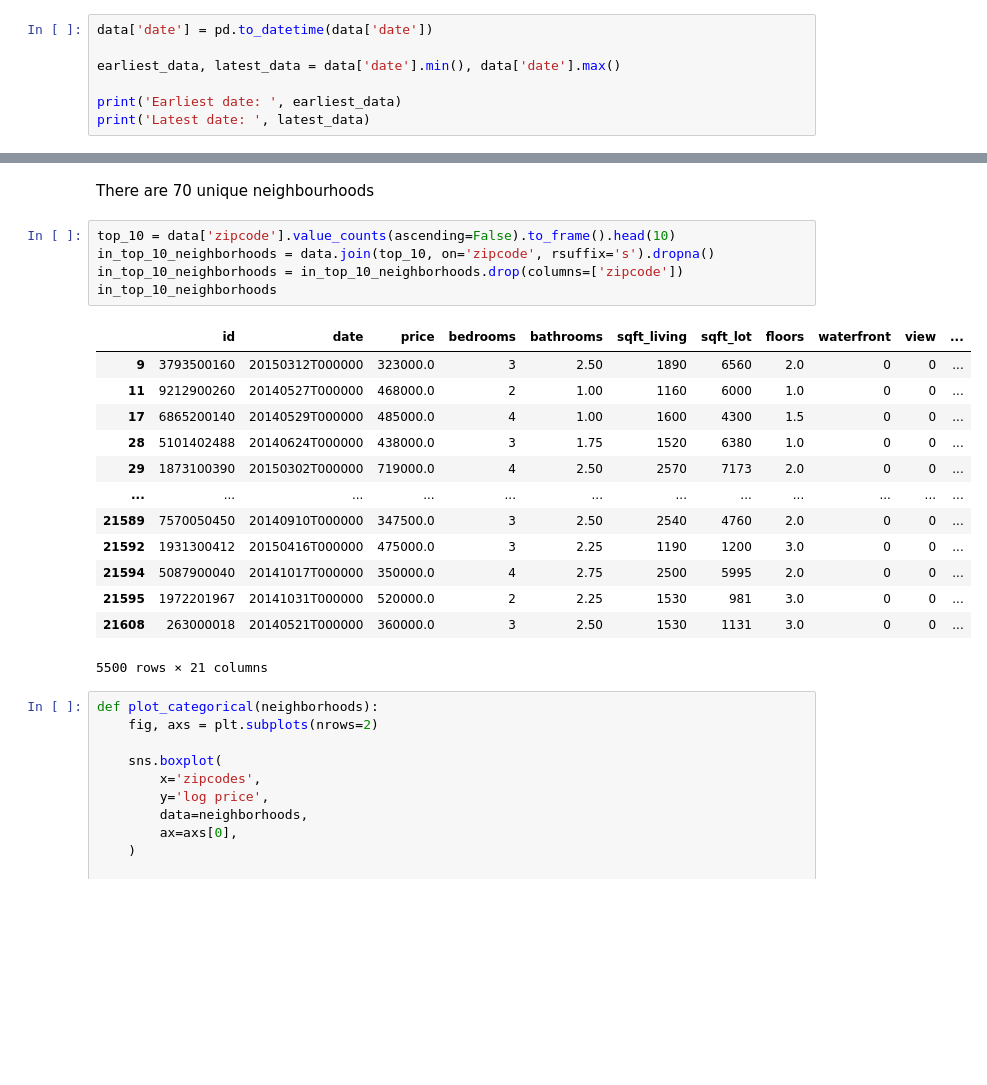
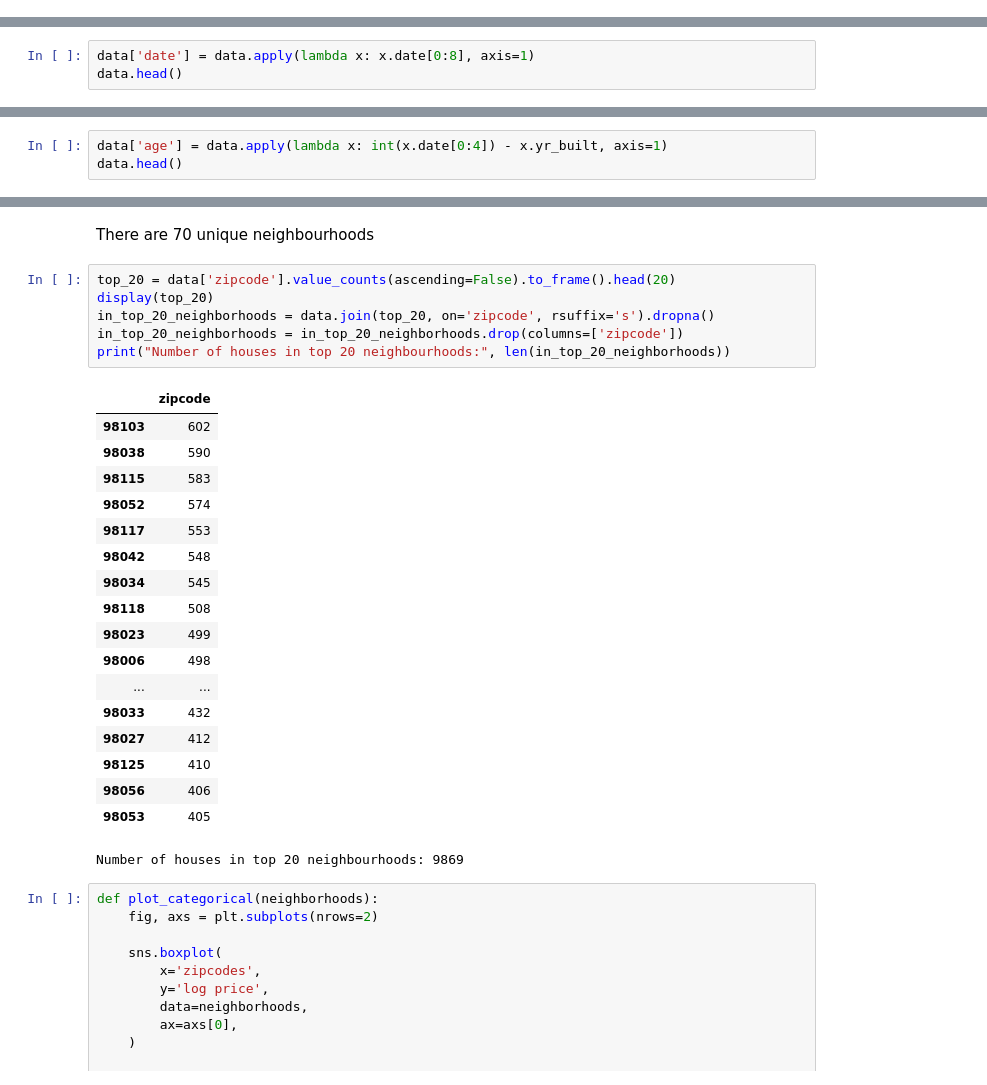
Before and after one commit to Sanketb2312/Info251-final-project, a Jupyter notebook: houseprediction.ipynb, the cells around one changed output, grey strips where cells are left out. Cells and saved outputs as stored; diff of their text form; blank space fills up the shorter version.

```diff
--- a/houseprediction.ipynb
+++ b/houseprediction.ipynb
@@ -49,7 +46,0 @@ source: https://www.kaggle.com/datasets/harlfoxem/housesalesprediction/discussio
-# %%
-data['date'] = pd.to_datetime(data['date'])
-
-earliest_data, latest_data = data['date'].min(), data['date'].max()
-
-print('Earliest date: ', earliest_data)
-print('Latest date: ', latest_data)
@@ -90,0 +115,3 @@ display((data['price'].describe()).to_frame())
+# %%
+data['date'] = data.apply(lambda x: x.date[0:8], axis=1)
+data.head()
@@ -90,0 +128,3 @@ display((data['price'].describe()).to_frame())
+# %%
+data['age'] = data.apply(lambda x: int(x.date[0:4]) - x.yr_built, axis=1)
+data.head()
@@ -164,24 +210,30 @@ num_neighborhoods
 # %% [markdown]
 There are 70 unique neighbourhoods
 # %%
-top_10 = data['zipcode'].value_counts(ascending=False).to_frame().head(10)
-in_top_10_neighborhoods = data.join(top_10, on='zipcode', rsuffix='s').dropna()
-in_top_10_neighborhoods = in_top_10_neighborhoods.drop(columns=['zipcode'])
-in_top_10_neighborhoods
+top_20 = data['zipcode'].value_counts(ascending=False).to_frame().head(20)
+display(top_20)
+in_top_20_neighborhoods = data.join(top_20, on='zipcode', rsuffix='s').dropna()
+in_top_20_neighborhoods = in_top_20_neighborhoods.drop(columns=['zipcode'])
+print("Number of houses in top 20 neighbourhoods:", len(in_top_20_neighborhoods))
 # %% [output]
-|  | id | date | price | bedrooms | bathrooms | sqft_living | sqft_lot | floors | waterfront | view | ... |
-| 9 | 3793500160 | 20150312T000000 | 323000.0 | 3 | 2.50 | 1890 | 6560 | 2.0 | 0 | 0 | ... |
-| 11 | 9212900260 | 20140527T000000 | 468000.0 | 2 | 1.00 | 1160 | 6000 | 1.0 | 0 | 0 | ... |
-| 17 | 6865200140 | 20140529T000000 | 485000.0 | 4 | 1.00 | 1600 | 4300 | 1.5 | 0 | 0 | ... |
-| 28 | 5101402488 | 20140624T000000 | 438000.0 | 3 | 1.75 | 1520 | 6380 | 1.0 | 0 | 0 | ... |
-| 29 | 1873100390 | 20150302T000000 | 719000.0 | 4 | 2.50 | 2570 | 7173 | 2.0 | 0 | 0 | ... |
-| ... | ... | ... | ... | ... | ... | ... | ... | ... | ... | ... | ... |
-| 21589 | 7570050450 | 20140910T000000 | 347500.0 | 3 | 2.50 | 2540 | 4760 | 2.0 | 0 | 0 | ... |
-| 21592 | 1931300412 | 20150416T000000 | 475000.0 | 3 | 2.25 | 1190 | 1200 | 3.0 | 0 | 0 | ... |
-| 21594 | 5087900040 | 20141017T000000 | 350000.0 | 4 | 2.75 | 2500 | 5995 | 2.0 | 0 | 0 | ... |
-| 21595 | 1972201967 | 20141031T000000 | 520000.0 | 2 | 2.25 | 1530 | 981 | 3.0 | 0 | 0 | ... |
-| 21608 | 263000018 | 20140521T000000 | 360000.0 | 3 | 2.50 | 1530 | 1131 | 3.0 | 0 | 0 | ... |
+|  | zipcode |
+| 98103 | 602 |
+| 98038 | 590 |
+| 98115 | 583 |
+| 98052 | 574 |
+| 98117 | 553 |
+| 98042 | 548 |
+| 98034 | 545 |
+| 98118 | 508 |
+| 98023 | 499 |
+| 98006 | 498 |
+| ... | ... |
+| 98033 | 432 |
+| 98027 | 412 |
+| 98125 | 410 |
+| 98056 | 406 |
+| 98053 | 405 |
-5500 rows × 21 columns
+Number of houses in top 20 neighbourhoods: 9869
 # %%
 def plot_categorical(neighborhoods):
     fig, axs = plt.subplots(nrows=2)
```
Also changed, not shown: parts of 14 cells of this notebook.
